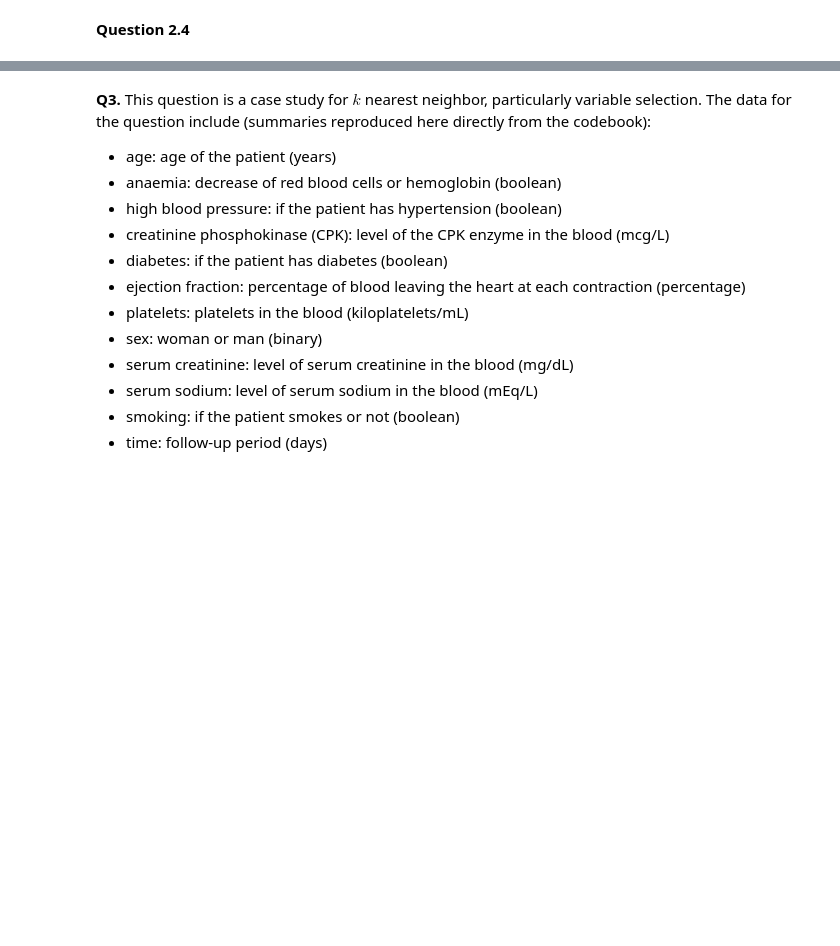
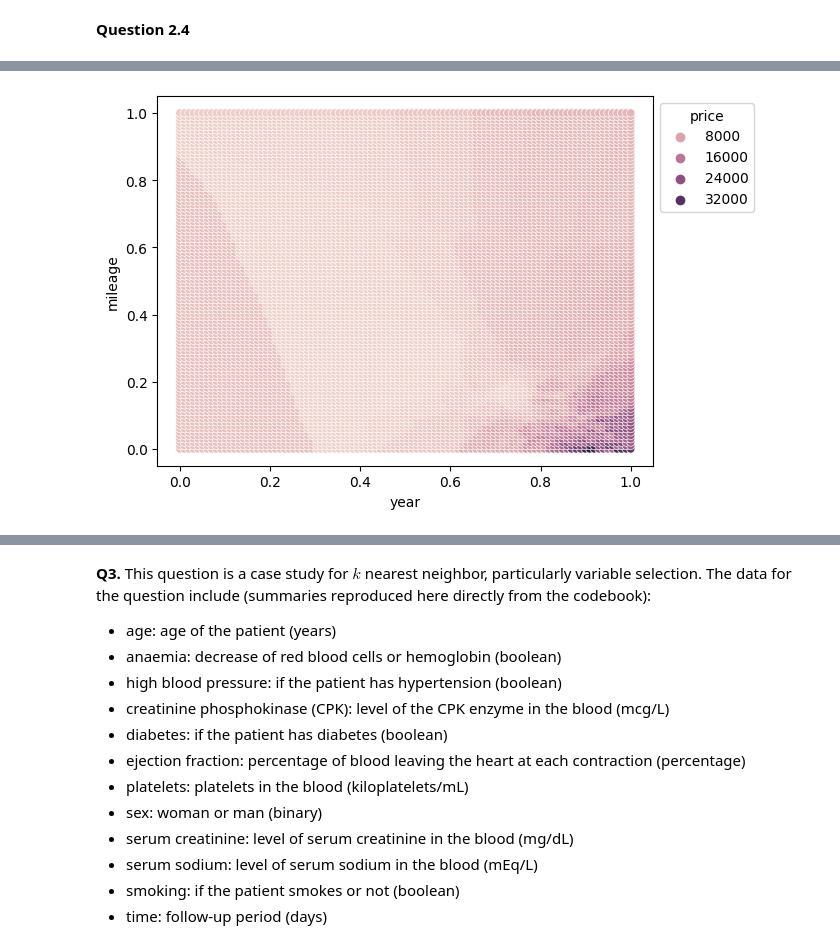
Before and after one commit to JackPMoore/assignment3, a Jupyter notebook: Jack's_assignment_knn_and_kmc.ipynb, the cells around one changed output, grey strips where cells are left out. Cells and saved outputs as stored; diff of their text form; code cells hidden in the pictures; blank space fills up the shorter version.

```diff
--- a/Jack's_assignment_knn_and_kmc.ipynb
+++ b/Jack's_assignment_knn_and_kmc.ipynb
@@ -270,0 +284,4 @@ def statics(k=3,data=usacars): # This function replicates our previous work, wit
+# %%
+statics(10)
+# %% [output]
+[figure, added]
```
Also changed, not shown: parts of 14 cells of this notebook.
